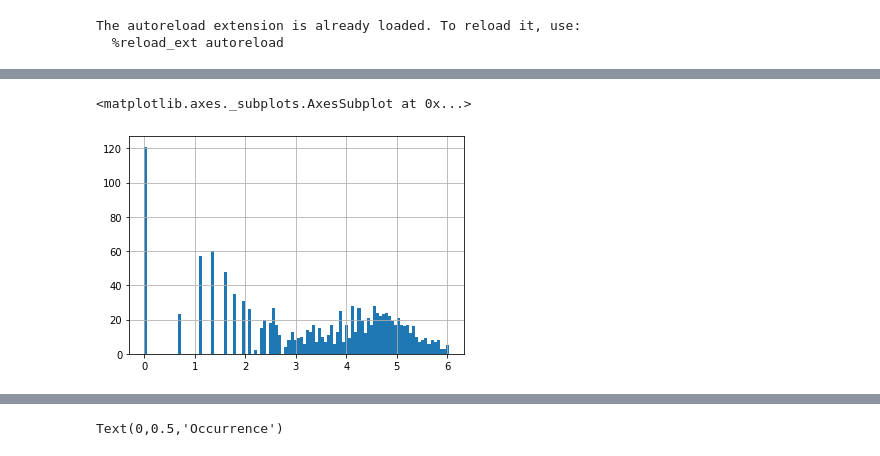
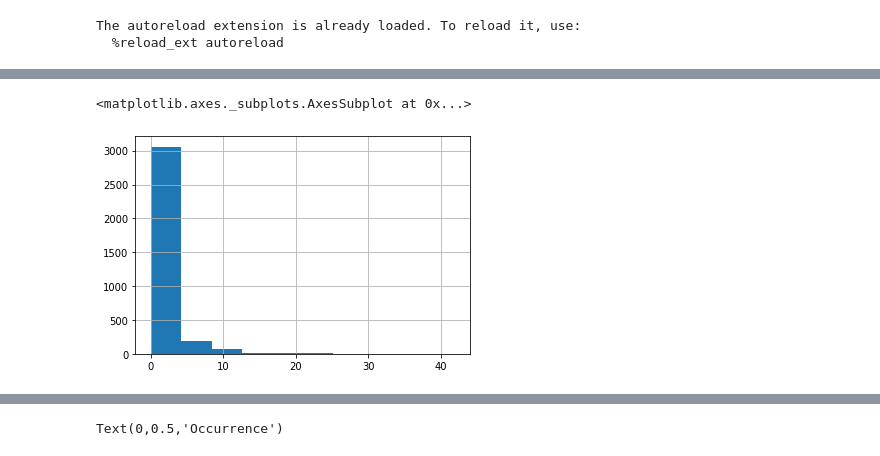
Before and after one commit to justinhennessy/100-days-of-code, a Jupyter notebook: project/EDA.ipynb, the cells around one changed output, grey strips where cells are left out. Saved outputs shown, nothing was run; the diff lists cells and outputs as text; code cells hidden in the pictures.

```diff
--- a/project/EDA.ipynb
+++ b/project/EDA.ipynb
@@ -36,7 +36,7 @@ PATH = "../data/"
 df_raw = pd.read_csv(f'{PATH}churn.csv', low_memory=False,
                      parse_dates=['canceldate', 'licence_registration_date', 'golive_date'])
 
-COLUMN_NAME = 'last_login_days'
+COLUMN_NAME = 'golive_days'
 # %%
 def display_all(df):
     with pd.option_context("display.max_rows", 1000, "display.max_columns", 1000):
@@ -69,5 +131,5 @@ Index(['username', 'merchant', 'canceldate', 'licence_registration_date',
 # %%
-df_raw.last_login_days_log.hist(bins=100)
+df_raw[COLUMN_NAME].hist()
 # %% [output]
 <matplotlib.axes._subplots.AxesSubplot at 0x...>
-[figure, old version]
+[figure, new version]
```
Also changed, not shown: parts of 26 cells of this notebook, 1 other file.
